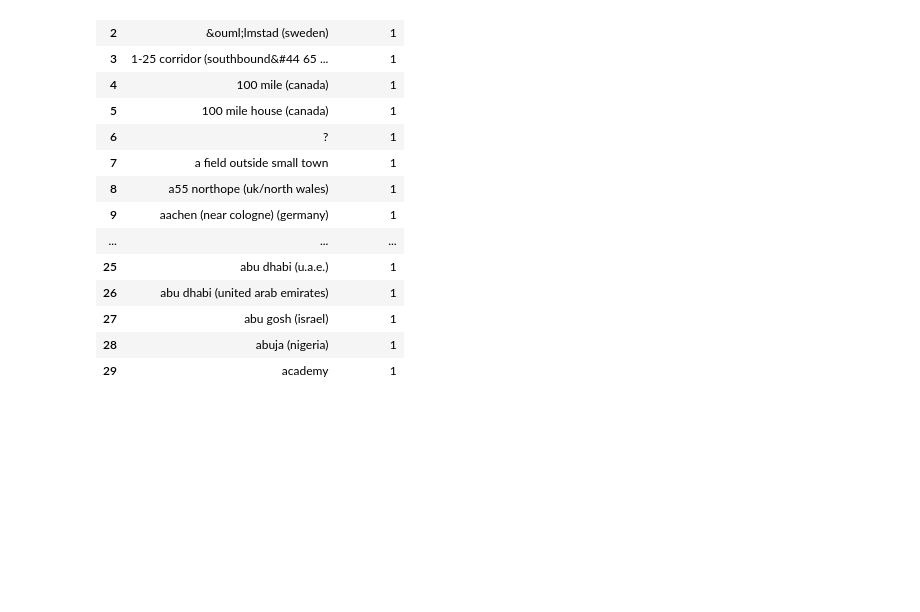
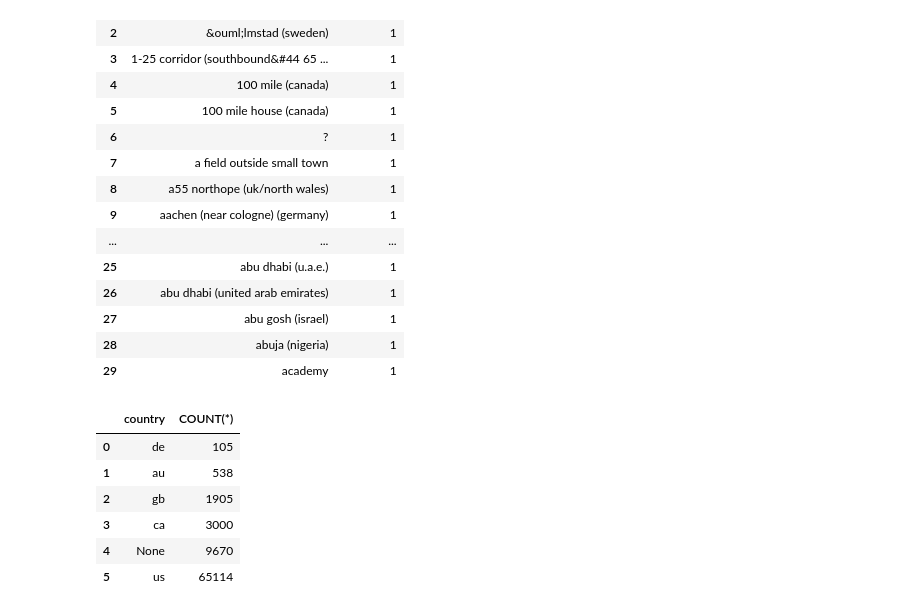
Before and after one commit to Dilmer-Rojas/UFO_Data_Analytics, a Jupyter notebook: notebooks/2.exploracion.ipynb, the cells around one changed output. Saved outputs shown, nothing was run; the diff lists cells and outputs as text; code cells hidden in the pictures; blank space fills up the shorter version.

```diff
--- a/notebooks/2.exploracion.ipynb
+++ b/notebooks/2.exploracion.ipynb
@@ -317,3 +317,20 @@ city_outliers
 | 27 | abu gosh (israel) | 1 |
 | 28 | abuja (nigeria) | 1 |
 | 29 | academy | 1 |
+# %%
+country_outliers = """
+                SELECT country, COUNT(*)
+                FROM copia.ufo_table
+                GROUP BY country
+                ORDER BY COUNT(*) ASC;
+                """
+country_outliers = pd.read_sql_query(country_outliers, conexion)
+country_outliers
+# %% [output]
+|  | country | COUNT(*) |
+| 0 | de | 105 |
+| 1 | au | 538 |
+| 2 | gb | 1905 |
+| 3 | ca | 3000 |
+| 4 | None | 9670 |
+| 5 | us | 65114 |
```
Also changed, not shown: parts of 1 cell of this notebook.
